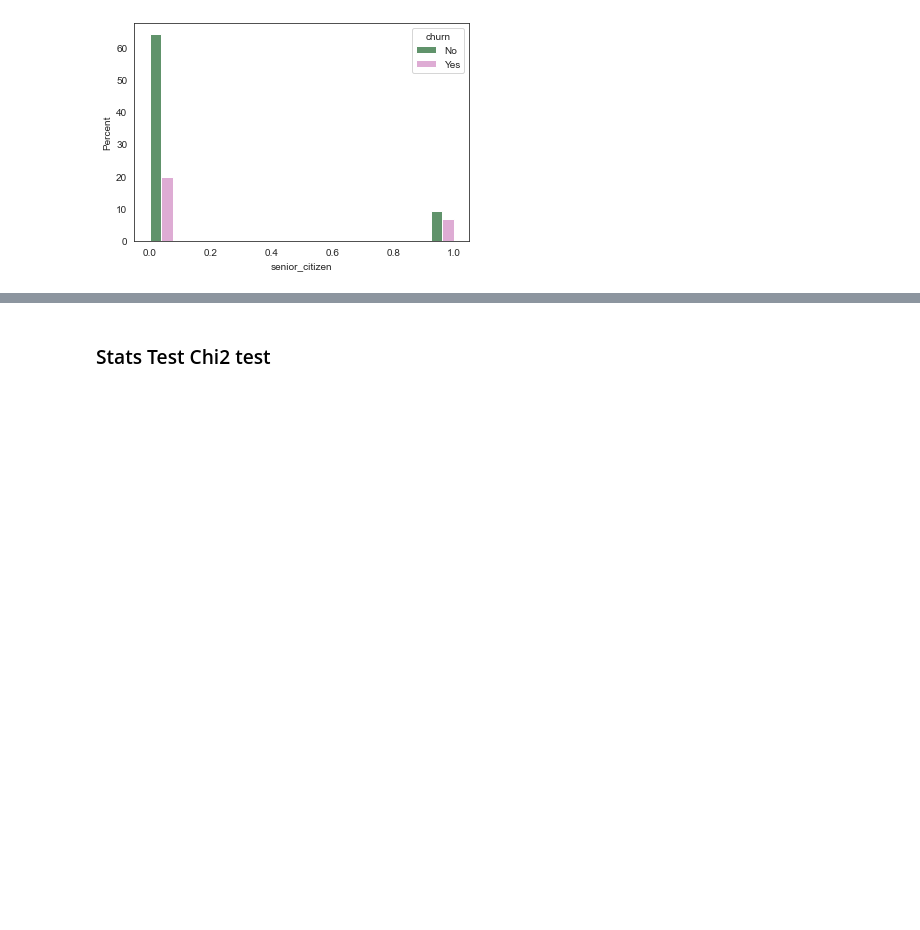
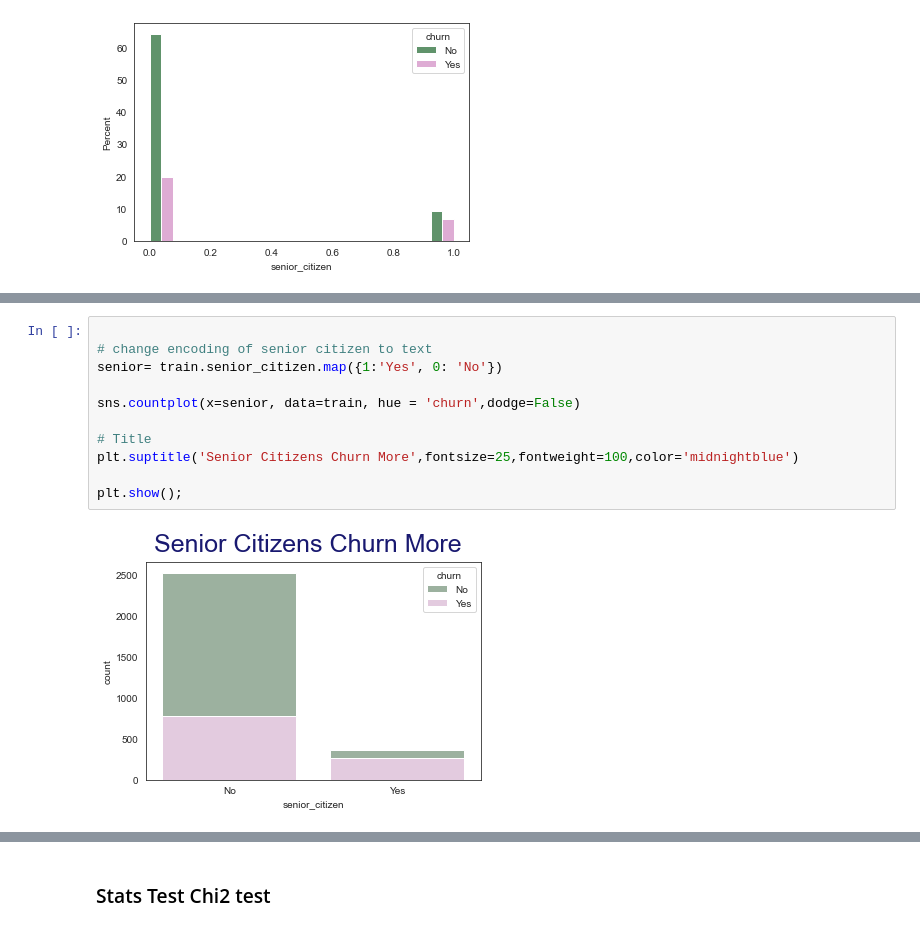
Before and after one commit to Yvette-Ibarra/classification-project, a Jupyter notebook: working_notebook.ipynb, the cells around one changed output, grey strips where cells are left out. Cells and saved outputs as stored; diff of their text form; blank space fills up the shorter version.

```diff
--- a/working_notebook.ipynb
+++ b/working_notebook.ipynb
@@ -539,3 +558,16 @@ sns.histplot(data =train, cbar=True,x='senior_citizen',stat='percent',hue='churn
+# %%
+
+# change encoding of senior citizen to text
+senior= train.senior_citizen.map({1:'Yes', 0: 'No'})
+
+sns.countplot(x=senior, data=train, hue = 'churn',dodge=False)
+
+# Title
+plt.suptitle('Senior Citizens Churn More',fontsize=25,fontweight=100,color='midnightblue')
+
+plt.show();
+# %% [output]
+[figure, added]
 # %%
 
 def get_bar_senior(df):
```
Also changed, not shown: parts of 37 cells of this notebook.
